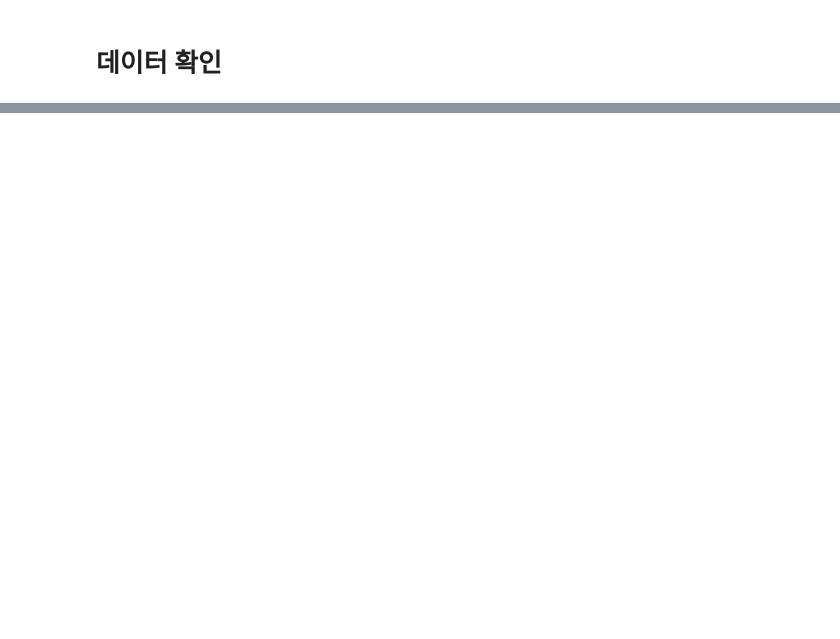
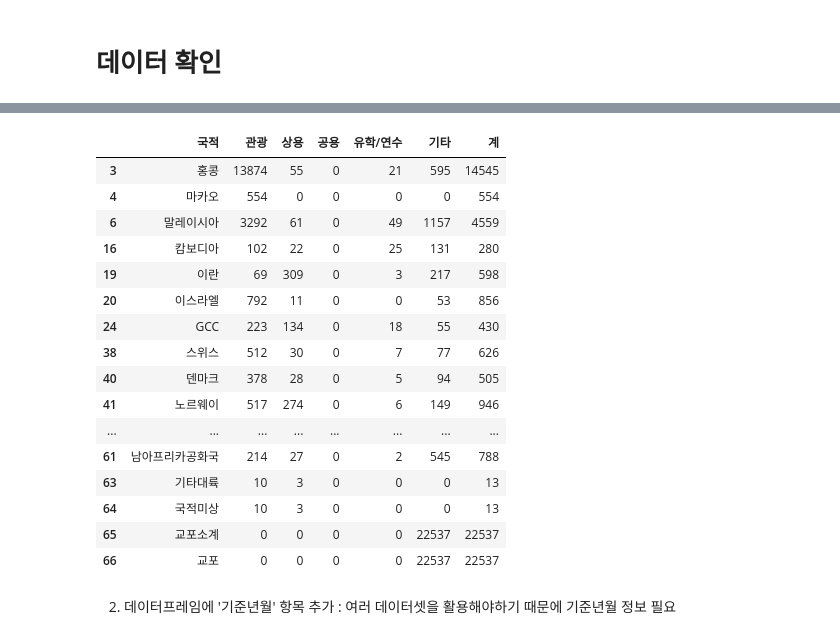
Before and after one commit to ek1816/CODE, a Jupyter notebook: 외국인 출입국 통계 데이터/외국인 출입국 통계데이터(관광).ipynb, the cells around one changed output, grey strips where cells are left out. Drawn from its saved outputs; the diff is of its cells as text; code cells hidden in the pictures; blank space fills up the shorter version.

```diff
--- a/외국인 출입국 통계 데이터/외국인 출입국 통계데이터(관광).ipynb
+++ b/외국인 출입국 통계 데이터/외국인 출입국 통계데이터(관광).ipynb
@@ -134,0 +7,7 @@ kto_201901_country.head()
+# %%
+import pandas as pd
+kto_201001 = pd.read_excel("C:\\Users\\KIM EUNKI\\Dataset\\관광객 데이터(2010.01~2019.08)\\files\\kto_201001.xlsx"
+                          , header = 1 #두 번째 줄이 컬럼명.
+                          , usecols = "A:G" #필요컬럼 추출.
+                          , skipfooter = 4) #마지막 4줄 생략.
+kto_201001.head()
@@ -134,0 +59,30 @@ kto_201901_country.head()
+# %%
+#최솟값이 0인 데이터는 어떤 이유인지 확인.
+condition = (kto_201001['관광'] == 0) \
+          | (kto_201001['상용'] == 0) \
+          | (kto_201001['공용'] == 0) \
+          | (kto_201001['유학/연수'] == 0)
+kto_201001[condition]
+#|(or) 조건을 활용해 4가지 변수 중 하나라도 입국객수가 0인 국적으로 필터링.
+#교포의 경우 통계 집계 시 기타 목적으로 분류됨을 확인.
+# %% [output]
+|  | 국적 | 관광 | 상용 | 공용 | 유학/연수 | 기타 | 계 |
+| 3 | 홍콩 | 13874 | 55 | 0 | 21 | 595 | 14545 |
+| 4 | 마카오 | 554 | 0 | 0 | 0 | 0 | 554 |
+| 6 | 말레이시아 | 3292 | 61 | 0 | 49 | 1157 | 4559 |
+| 16 | 캄보디아 | 102 | 22 | 0 | 25 | 131 | 280 |
+| 19 | 이란 | 69 | 309 | 0 | 3 | 217 | 598 |
+| 20 | 이스라엘 | 792 | 11 | 0 | 0 | 53 | 856 |
+| 24 | GCC | 223 | 134 | 0 | 18 | 55 | 430 |
+| 38 | 스위스 | 512 | 30 | 0 | 7 | 77 | 626 |
+| 40 | 덴마크 | 378 | 28 | 0 | 5 | 94 | 505 |
+| 41 | 노르웨이 | 517 | 274 | 0 | 6 | 149 | 946 |
+| ... | ... | ... | ... | ... | ... | ... | ... |
+| 61 | 남아프리카공화국 | 214 | 27 | 0 | 2 | 545 | 788 |
+| 63 | 기타대륙 | 10 | 3 | 0 | 0 | 0 | 13 |
+| 64 | 국적미상 | 10 | 3 | 0 | 0 | 0 | 13 |
+| 65 | 교포소계 | 0 | 0 | 0 | 0 | 22537 | 22537 |
+| 66 | 교포 | 0 | 0 | 0 | 0 | 22537 | 22537 |
+# %% [markdown]
+2. 데이터프레임에 '기준년월' 항목 추가
+    : 여러 데이터셋을 활용해야하기 때문에 기준년월 정보 필요
```
Also changed, not shown: parts of 56 cells of this notebook, 1 other file.
